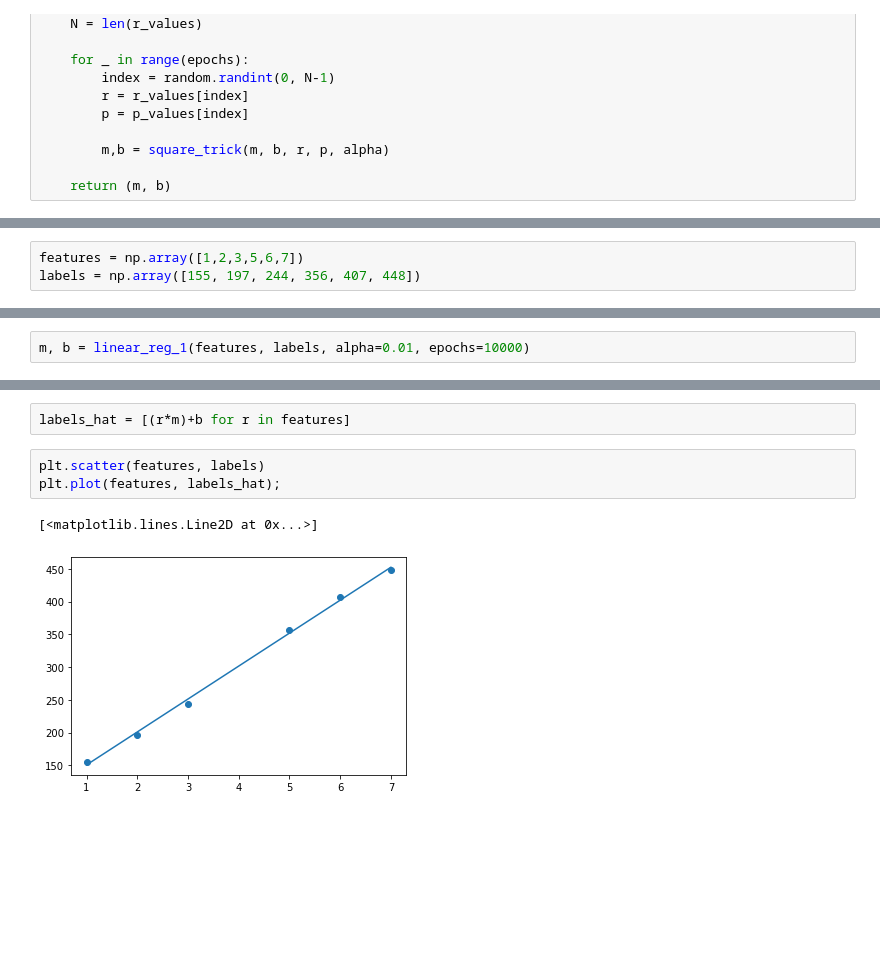
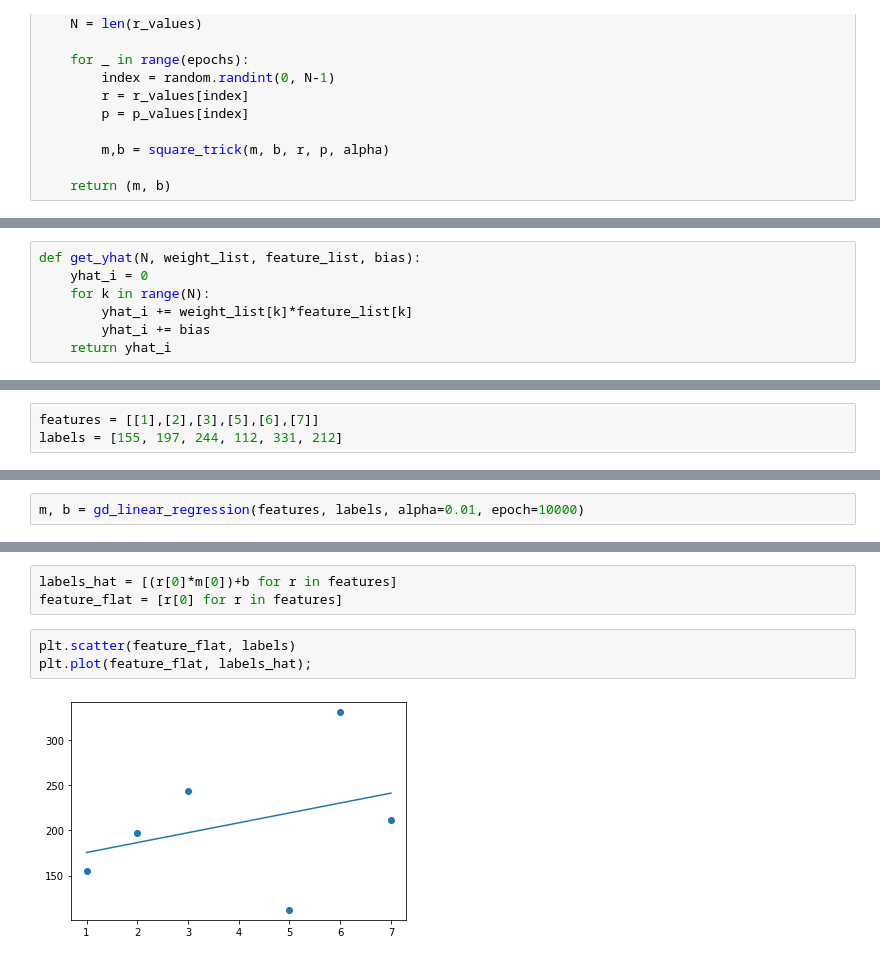
Before and after one commit to mathias-mike/ml_mastery, a Jupyter notebook: Supervised learning/linear_regression.ipynb, the cells around one changed output, grey strips where cells are left out. Cells and saved outputs as stored; diff of their text form; blank space fills up the shorter version.

```diff
--- a/Supervised learning/linear_regression.ipynb
+++ b/Supervised learning/linear_regression.ipynb
@@ -84,0 +152,7 @@ def linear_reg_1(r_values, p_values, alpha=0.01, epochs=1000):
+# %%
+def get_yhat(N, weight_list, feature_list, bias):
+    yhat_i = 0
+    for k in range(N):
+        yhat_i += weight_list[k]*feature_list[k]
+        yhat_i += bias
+    return yhat_i
@@ -85,3 +268,3 @@ def linear_reg_1(r_values, p_values, alpha=0.01, epochs=1000):
 # %%
-features = np.array([1,2,3,5,6,7])
-labels = np.array([155, 197, 244, 356, 407, 448])
+features = [[1],[2],[3],[5],[6],[7]]
+labels = [155, 197, 244, 112, 331, 212]
@@ -88,2 +275,2 @@ labels = np.array([155, 197, 244, 356, 407, 448])
 # %%
-m, b = linear_reg_1(features, labels, alpha=0.01, epochs=10000)
+m, b = gd_linear_regression(features, labels, alpha=0.01, epoch=10000)
@@ -94,8 +299,8 @@ m, b
 # %%
-labels_hat = [(r*m)+b for r in features]
+labels_hat = [(r[0]*m[0])+b for r in features]
+feature_flat = [r[0] for r in features]
 # %%
-plt.scatter(features, labels)
-plt.plot(features, labels_hat);
+plt.scatter(feature_flat, labels)
+plt.plot(feature_flat, labels_hat);
 # %% [output]
-[<matplotlib.lines.Line2D at 0x...>]
-[figure, old version]
+[figure, new version]
```
Also changed, not shown: parts of 13 cells of this notebook.
